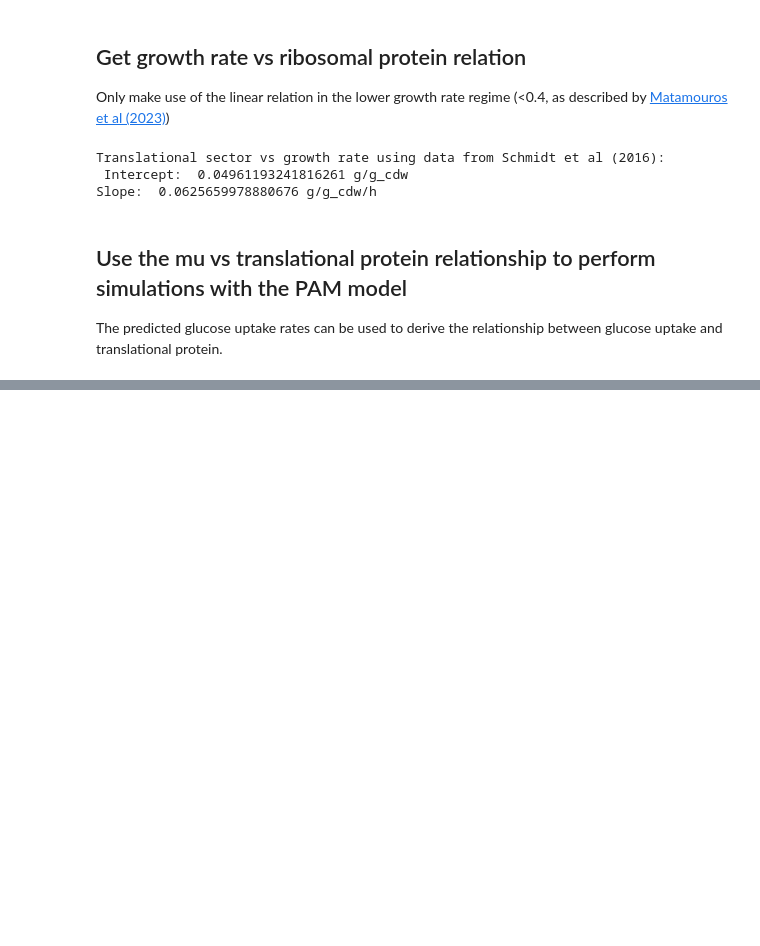
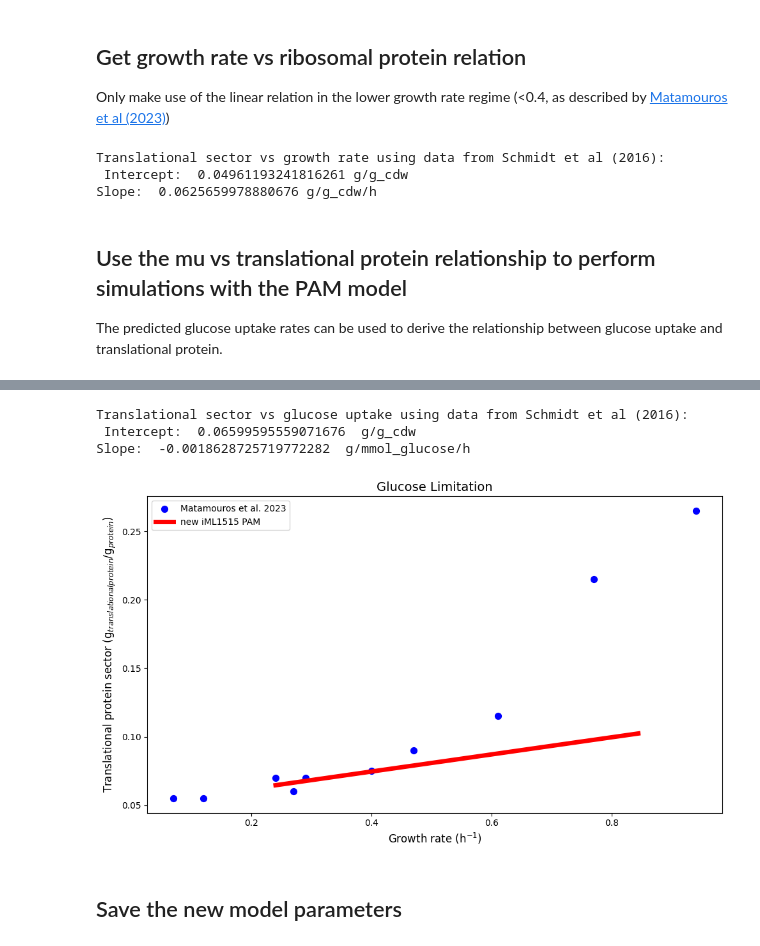
Before and after one commit to iAMB-RWTH-Aachen/PAMparametrizer, a Jupyter notebook: Scripts/i1_preprocessing/translational_sector_config_iCGB21FR.ipynb, the cells around one changed output, grey strips where cells are left out. Cells and saved outputs as stored; diff of their text form; code cells hidden in the pictures; blank space fills up the shorter version.

Commit message:
enabled parameters for cglutanicum

```diff
--- a/Scripts/i1_preprocessing/translational_sector_config_iCGB21FR.ipynb
+++ b/Scripts/i1_preprocessing/translational_sector_config_iCGB21FR.ipynb
@@ -28,12 +37,14 @@ DATA_FILE_PATH = os.path.join('Data', 'Cglutanicum_phenotypes',
                               'cglutanicum_proteomics.xlsx')
 # FUNCTIONAL_ANNOTATION_FILE_PATH =os.path.join('Data', 'Cglutanicum_phenotypes',
 #                                               'uniprotkb_taxonomy_id_196627_2025_01_30.xlsx')
-MODEL_FILE_PATH = os.path.join('Models', 'iCGB21FR.xml')
+MODEL_FILE_PATH = os.path.join('Models', 'iCGB21FR_annotated_copyable.xml')
 PAM_DATA_FILE_PATH = os.path.join('Results', '1_preprocessing',
                                   'proteinAllocationModel_iCGB21FR_EnzymaticData_250217.xlsx')
 # METADATA_FILE_PATH = os.path.join('Data', 'Cglutanicum_phenotypes', 'growth-rates.csv')
 RESULT_FIG_PATH = os.path.join('Results', '1_preprocessing',
                                'figures', 'SuppFig_translational_sector_cglutanicum.png')
+OUTPUT_FILE_PATH = os.path.join('Results', '1_preprocessing', f'proteinAllocationModel_iCGB21FR_EnzymaticData_250220.xlsx')
+
 
 MEASURED_PROTEIN_FRACTION = 1
 # MEASURED_PROTEIN_FRACTION = 0.55*0.55#0.55 * 0.55 #measured proteome vs g_p/gcdw in Ecoli
@@ -161,6 +174,6 @@ GurobiError: Unable to read model
 # %%
 #run the model
-substrate_range = np.arange(-11,1,1)
+substrate_range = np.arange(-20,1,1)
 
 #we shouldn't correct for measured total protein here, as we are comparing it to the measured data
 simulation_results_bms = get_model_simulations_vs_sector(pamodel, GLC_UPTAKE_RXN_ID, BIOMASS_RXN_ID,
@@ -173,9 +204,23 @@ slope_glc, intercept_glc = perform_linear_regression(
 
 print('Translational sector vs glucose uptake using data from Schmidt et al (2016): \n Intercept: ',intercept_glc *MEASURED_PROTEIN_FRACTION, ' g/g_cdw')
 print('Slope: ',slope_glc*MEASURED_PROTEIN_FRACTION, ' g/mmol_glucose/h')
+# %% [output]
+Translational sector vs glucose uptake using data from Schmidt et al (2016):
+ Intercept:  0.06599595559071676  g/g_cdw
+Slope:  -0.0018628725719772282  g/mmol_glucose/h
 # %%
-plot_translational_protein_vs_mu(df_schmidt, simulation_results_bms,
-                                 protein_fraction = PRT_BMS_FRACTION,
-                                 measured_protein_fraction=1,
+df_proteomics_to_plot = df_proteomics.rename({'growth_rate': 'Experimental Growth rate',
+                                              'ribosomal_protein_fraction': 'Translation, ribosomal structure and biogenesis'
+                                             }, axis = 1)
+df_proteomics_to_plot['Translation, ribosomal structure and biogenesis'] = df_proteomics_to_plot['Translation, ribosomal structure and biogenesis']*100
+
+plot_translational_protein_vs_mu(df_proteomics_to_plot, simulation_results_bms,
+                                 protein_fraction = 1,
+                                 measured_protein_fraction=PRT_BMS_FRACTION,
                                  configuration = config,
+                                 literature_label = 'Matamouros et al. 2023',
                                  oxygen_results = None)
+# %% [output]
+[figure, added]
+# %% [markdown]
+## Save the new model parameters
```
Also changed, not shown: parts of 4 cells of this notebook, 2 other files.
